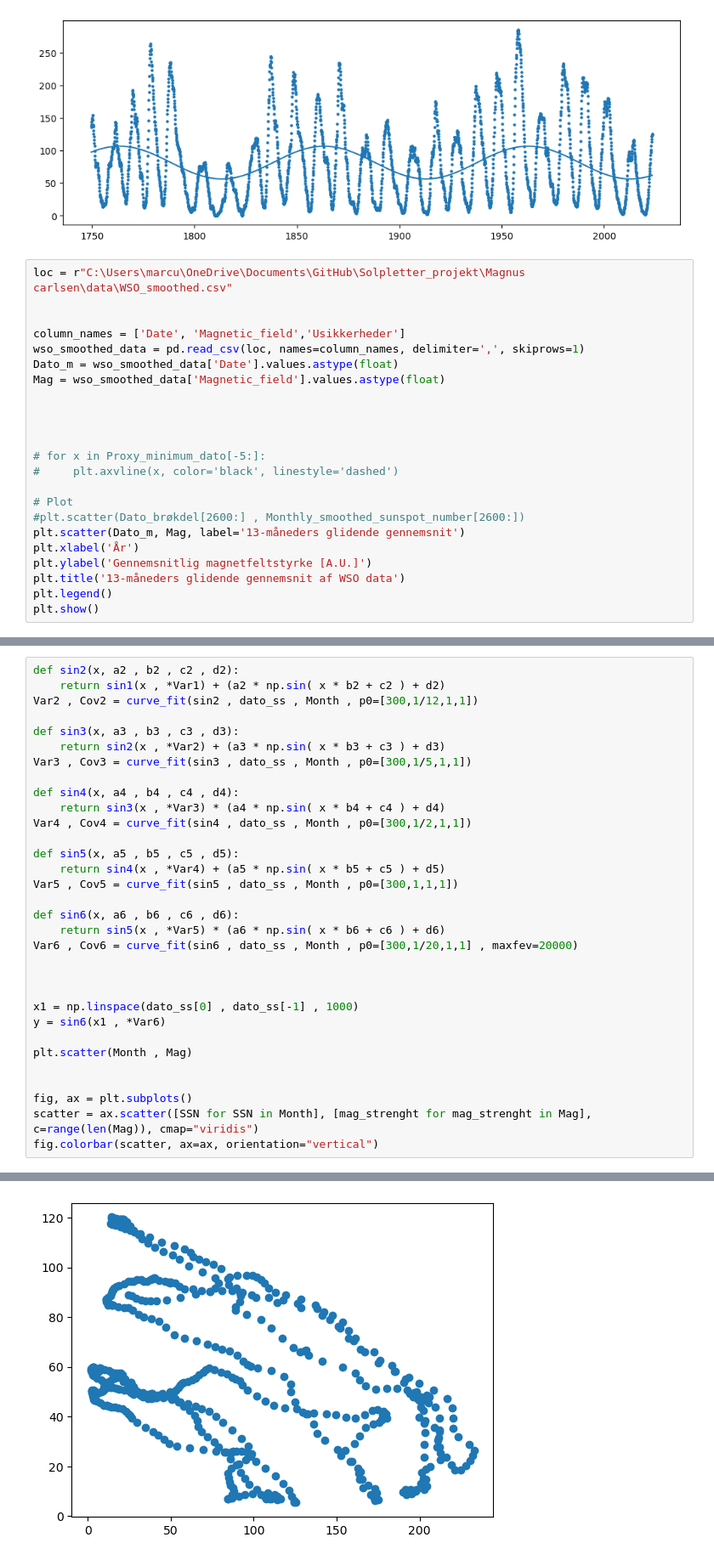
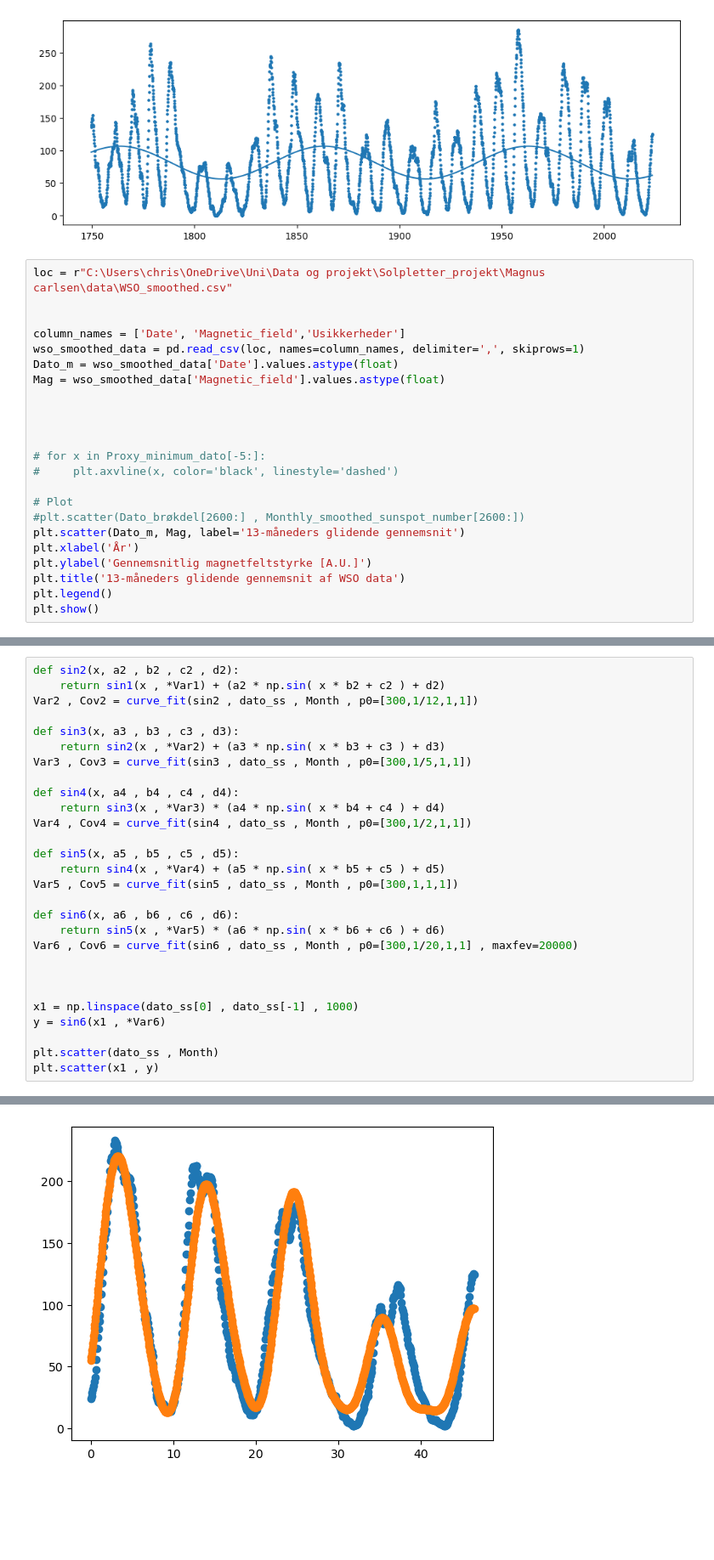
Before and after one commit to Focus9752/Solpletter_projekt, a Jupyter notebook: ok/Ny ting.ipynb, the cells around one changed output, grey strips where cells are left out. Shown: that part at 85% size. Drawn from its saved outputs; the diff is of its cells as text; blank space fills up the shorter version.

```diff
--- a/ok/Ny ting.ipynb
+++ b/ok/Ny ting.ipynb
@@ -38,7 +38,7 @@ print(*Var1)
 -25.122030207399064 0.0630140720041523 -24.73213885953739 81.4346399001152
 [figure]
 # %%
-loc = r"C:\Users\marcu\OneDrive\Documents\GitHub\Solpletter_projekt\Magnus carlsen\data\WSO_smoothed.csv"
+loc = r"C:\Users\chris\OneDrive\Uni\Data og projekt\Solpletter_projekt\Magnus carlsen\data\WSO_smoothed.csv"
 
 
 column_names = ['Date', 'Magnetic_field','Usikkerheder']
@@ -100,10 +100,6 @@ Var6 , Cov6 = curve_fit(sin6 , dato_ss , Month , p0=[300,1/20,1,1] , maxfev=2000
 x1 = np.linspace(dato_ss[0] , dato_ss[-1] , 1000)
 y = sin6(x1 , *Var6)
 
-plt.scatter(Month , Mag)
-
-
-fig, ax = plt.subplots()
-scatter = ax.scatter([SSN for SSN in Month], [mag_strenght for mag_strenght in Mag], c=range(len(Mag)), cmap="viridis")
-fig.colorbar(scatter, ax=ax, orientation="vertical")
+plt.scatter(dato_ss , Month)
+plt.scatter(x1 , y)
 # %% [output]
@@ -111 +107 @@ fig.colorbar(scatter, ax=ax, orientation="vertical")
-[figure, old version]
+[figure, new version]
```
Also changed, not shown: parts of 1 cell of this notebook, 1 other file.
